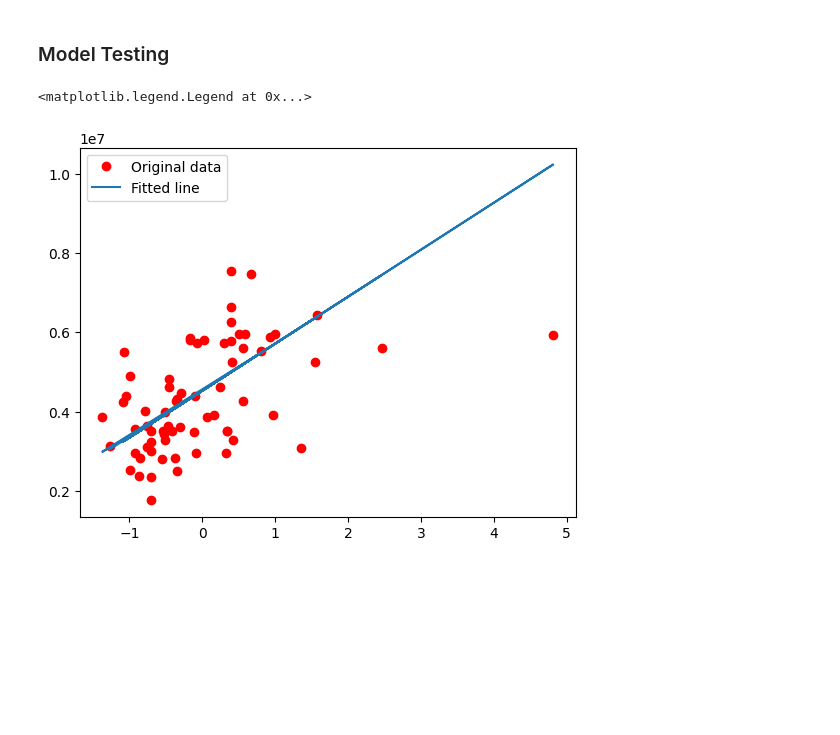
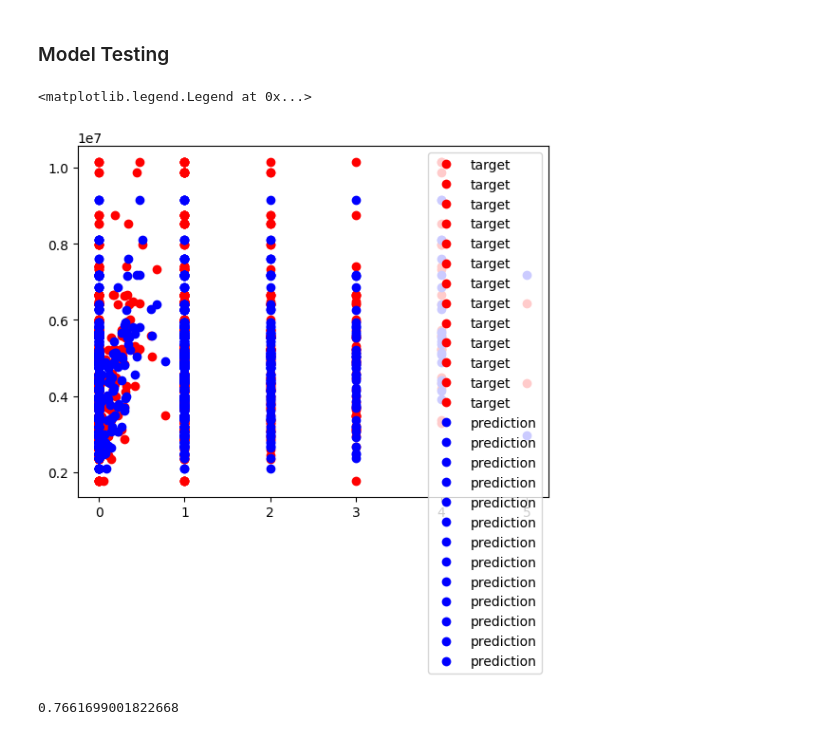
Before and after one commit to MaramWael02/Housing-Prices-Linear-Regression, a Jupyter notebook: main.ipynb, the cells around one changed output. Cells and saved outputs as stored; diff of their text form; code cells hidden in the pictures; blank space fills up the shorter version.

```diff
--- a/main.ipynb
+++ b/main.ipynb
@@ -45,12 +87,15 @@ if dataframe.isnull().any().any():
 # %%
 plt.scatter(dataframe['area'], dataframe['price'])
-dataframe['area'] = (dataframe['area'] - dataframe['area'].mean()) / dataframe['area'].std()
+#dataframe['area'] = (dataframe['area'] - dataframe['area'].mean()) / dataframe['area'].std()
 
 
-features = dataframe['area']
+# area and bedrooms are the features
+features = dataframe.drop('price', axis=1)
+#features = dataframe.drop('price', axis=1)
+#features = features.drop('prefarea', axis=1)
+#features = features.drop('hotwaterheating', axis=1)
 target = dataframe['price']
 
-#Normalize the features
 
 #plt.plot(features, target)
 print(features.shape)
@@ -76,5 +114,5 @@ plt.hist(features)
 # %%
-X_train, X_test_val, y_train, y_test_val = train_test_split(features, target, test_size=0.25)
+X_train, X_test_val, y_train, y_test_val = train_test_split(features, target, test_size=0.3)
 X_test, X_val, y_test, y_val = train_test_split(X_test_val, y_test_val, test_size=0.5)
 # %% [markdown]
 ### Model Building
@@ -82,22 +120,19 @@ X_test, X_val, y_test, y_val = train_test_split(X_test_val, y_test_val, test_siz
 class myModel:
     def __init__(self):
         self.model = nn.Sequential(
-            nn.Linear(1, 64),
+            nn.Linear(13,64),
             nn.ReLU(),
-            nn.Linear(64, 32),
+            nn.Linear(64,64),
             nn.ReLU(),
-            nn.Linear(32, 16),
-            nn.ReLU(),
-            nn.Linear(16, 8),
-            nn.ReLU(),
-            nn.Linear(8,1)
+            nn.Linear(64,1),
+
         )
 
     def forward(self, x):
         return self.model(x)
 
     def summary(self):
-        summary(self.model, (1,))
+        summary(self.model, (13,))
 
     def train(self, X_train, y_train, epochs=100, lr=0.01, batch_size=64):
         # Maximum absolute error
@@ -129,12 +164,13 @@ class myModel:
 model = myModel()
 
 
-X_train_tensor = torch.tensor(X_train, dtype=torch.float32).view(-1, 1)
-y_train_tensor = torch.tensor(y_train.values, dtype=torch.float32).view(-1, 1)
+# Convert data to tensor
+X_train_tensor = torch.tensor(X_train.values, dtype=torch.float32).reshape(-1,13)
+y_train_tensor = torch.tensor(y_train.values, dtype=torch.float32).reshape(-1,1)
 
 # Print the shape of the tensors
 print(X_train_tensor.shape)
 print(y_train_tensor.shape)
 
-model.train(X_train_tensor, y_train_tensor, epochs=1000, lr=0.01, batch_size=32)
+model.train(X_train_tensor, y_train_tensor, epochs=1500, lr=0.01, batch_size=32)
 # %% [output]
@@ -154,14 +201,20 @@ Epoch 901/1000, Loss: 1510824.625
 ### Model Testing
 # %%
 
-X_test_tensor = torch.tensor(X_test.values, dtype=torch.float32).view(-1, 1)
-y_test_tensor = torch.tensor(y_test.values, dtype=torch.float32).view(-1, 1)
-
+X_test_tensor = torch.tensor(X_test.values, dtype=torch.float32)
 y_predict = model.predict(X_test_tensor)
 
-plt.plot(X_test, y_test, 'ro', label='Original data')
-plt.plot(X_test, y_predict, label='Fitted line')
+#Plot the predictions vs target
+
+plt.plot(X_test, y_test, 'ro', label='target')
+plt.plot(X_test, y_predict, 'bo', label='prediction')
 plt.legend()
 # %% [output]
 <matplotlib.legend.Legend at 0x...>
-[figure, old version]
+[figure, new version]
+# %%
+from sklearn.metrics import r2_score
+
+print(r2_score(y_test, y_predict))
+# %% [output]
+0.7661699001822668
```
Also changed, not shown: parts of 9 cells of this notebook.
